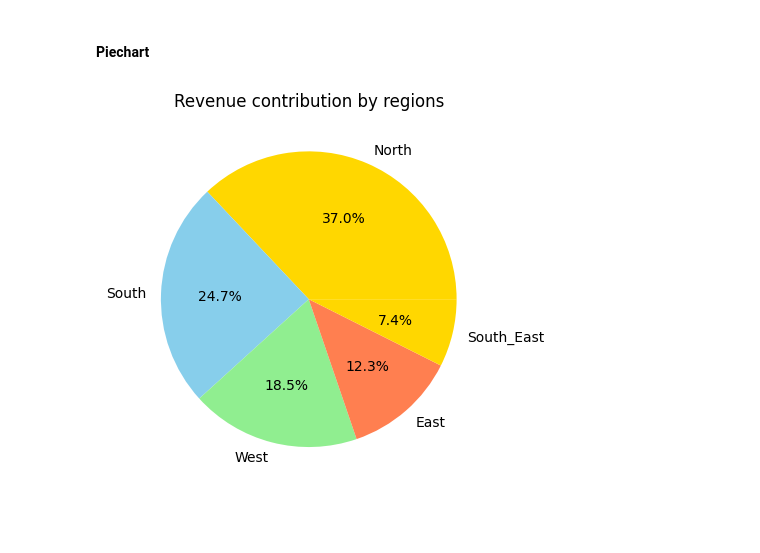
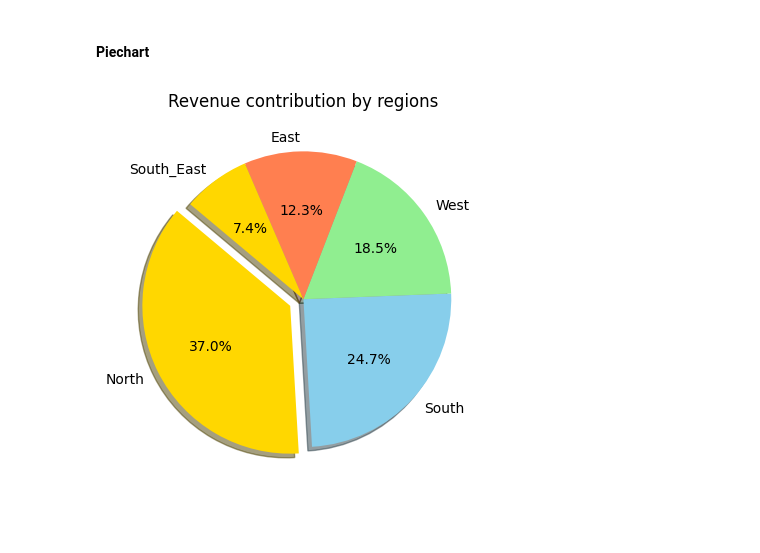
Before and after one commit to Wasay-3435/Data_Science_Projects, a Jupyter notebook: Matplotlib/barcharts.ipynb, the cells around one changed output. Saved outputs shown, nothing was run; the diff lists cells and outputs as text; code cells hidden in the pictures.

Commit message:
amendement in pie chart

```diff
--- a/Matplotlib/barcharts.ipynb
+++ b/Matplotlib/barcharts.ipynb
@@ -20,13 +20,13 @@ plt.show()
 # %%
 import matplotlib.pyplot as plt
 regions = ['North','South','West','East','South_East']
 revenue = [3000,2000,1500,1000,600]
 
-plt.pie(revenue , labels = regions,autopct = '%1.1f%%', colors = ['gold','skyblue','lightgreen','coral'])
+plt.pie(revenue , labels = regions,autopct = '%1.1f%%', colors = ['gold','skyblue','lightgreen','coral'],shadow = True,startangle = 140,explode = (0.1,0,0,0,0))
 plt.title('Revenue contribution by regions')
 plt.show()
 # %% [output]
-[figure, old version]
+[figure, new version]
 # %% [markdown]
 ####
 # %% [markdown]
```
